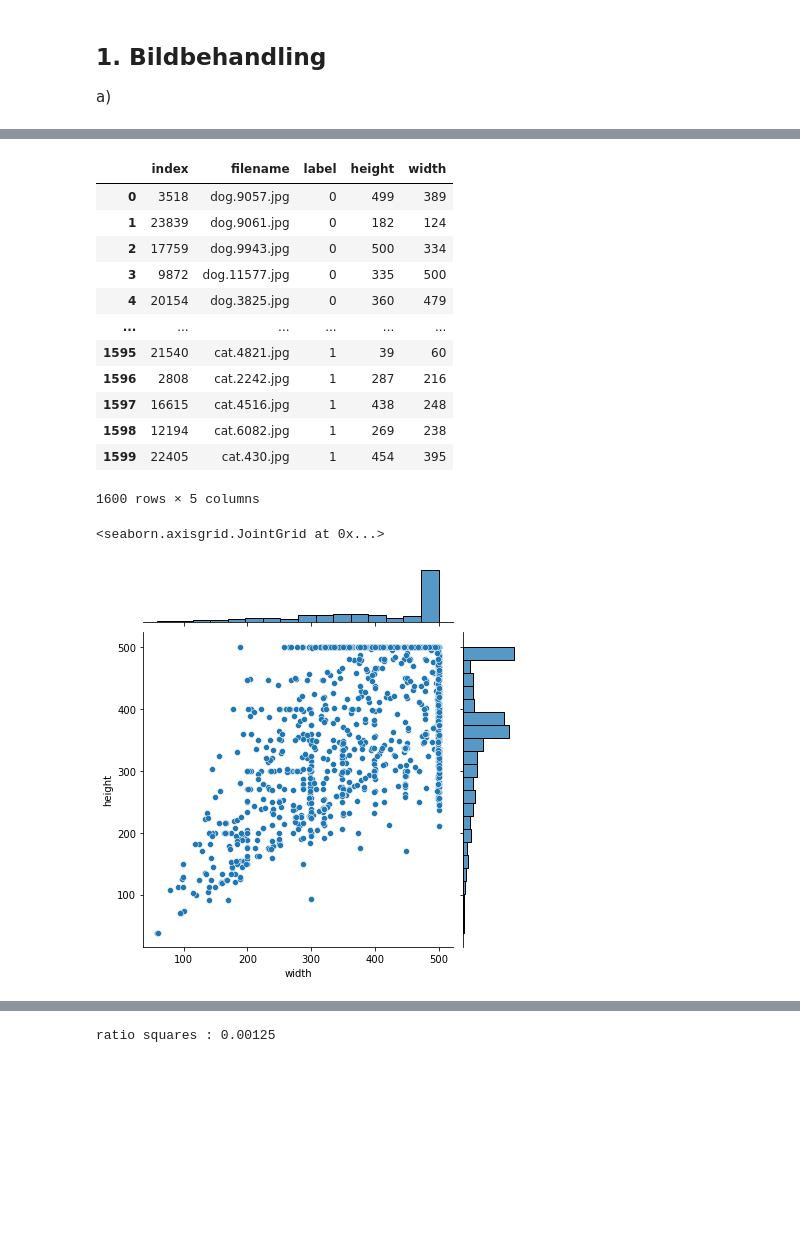
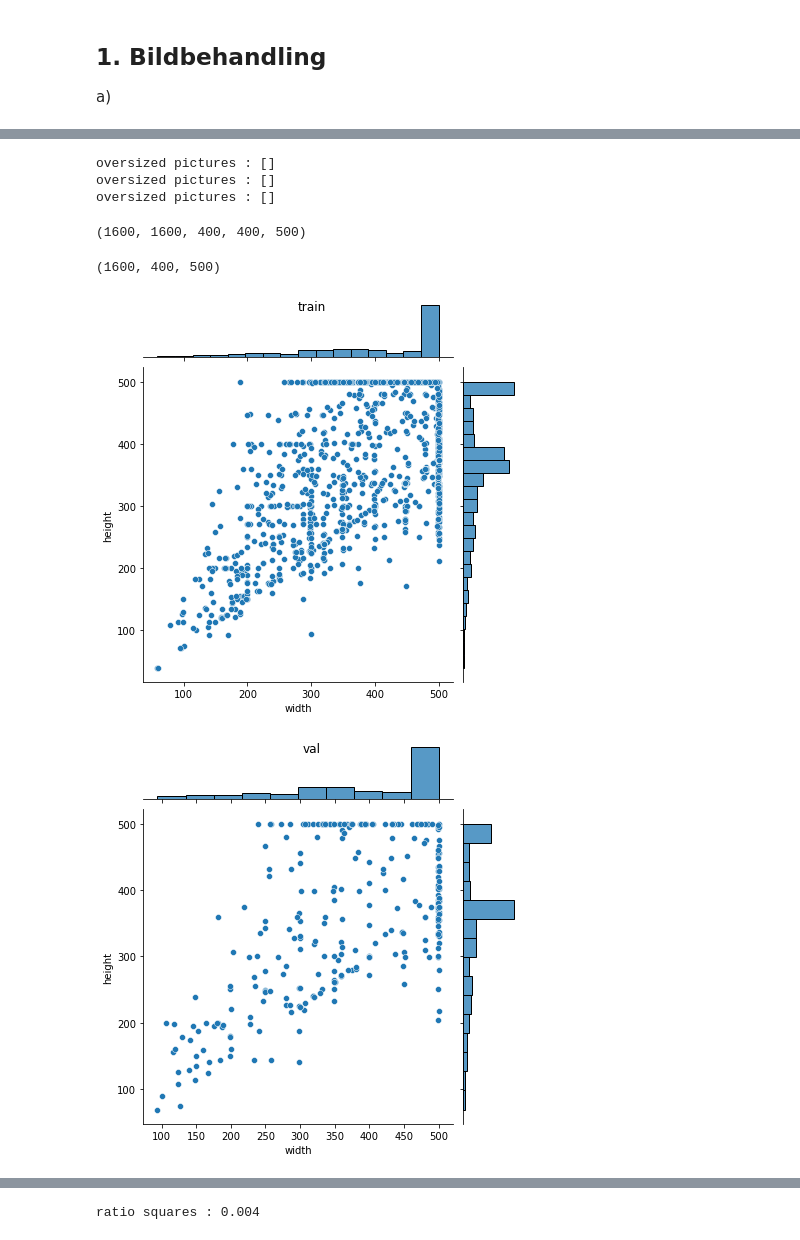
Before and after one commit to Lelelass/Deep-Learning-21, a Jupyter notebook: Labb/lab.ipynb, the cells around one changed output, grey strips where cells are left out. Cells and saved outputs as stored; diff of their text form; code cells hidden in the pictures; blank space fills up the shorter version.

```diff
--- a/Labb/lab.ipynb
+++ b/Labb/lab.ipynb
@@ -36,7 +36,7 @@ d)
 # %%
 from dataset_split import Complete_set_split_filenames
 
-small_train_filenames, small_val_filenames, small_test_filemnames = Complete_set_split_filenames(train_pictures_one_hot, (800,200,250))
+small_train_filenames, small_val_filenames, small_test_filenames = Complete_set_split_filenames(train_pictures_one_hot, (800,200,250))
 tiny_train_filenames, tiny_val_filenames, tiny_test_filemnames = Complete_set_split_filenames(train_pictures_one_hot, (80,20,25))
 small_train_filenames.label.count()
 # %% [output]
@@ -93,23 +61,44 @@ img.shape
-# %%
-dimesions_df = pd.DataFrame(sizes, columns =['height', 'width'])
-train_pictures_one_hot_with_dim = pd.concat([small_train_filenames.reset_index(), dimesions_df], axis = 1)
-train_pictures_one_hot_with_dim
-# %% [output]
-|  | index | filename | label | height | width |
-| 0 | 3518 | dog.9057.jpg | 0 | 499 | 389 |
-| 1 | 23839 | dog.9061.jpg | 0 | 182 | 124 |
-| 2 | 17759 | dog.9943.jpg | 0 | 500 | 334 |
-| 3 | 9872 | dog.11577.jpg | 0 | 335 | 500 |
-| 4 | 20154 | dog.3825.jpg | 0 | 360 | 479 |
-| ... | ... | ... | ... | ... | ... |
-| 1595 | 21540 | cat.4821.jpg | 1 | 39 | 60 |
-| 1596 | 2808 | cat.2242.jpg | 1 | 287 | 216 |
-| 1597 | 16615 | cat.4516.jpg | 1 | 438 | 248 |
-| 1598 | 12194 | cat.6082.jpg | 1 | 269 | 238 |
-| 1599 | 22405 | cat.430.jpg | 1 | 454 | 395 |
-1600 rows × 5 columns
-# %%
-sns.jointplot(data=train_pictures_one_hot_with_dim, x='width', y='height')
-# %% [output]
-<seaborn.axisgrid.JointGrid at 0x...>
-[figure, removed]
+# %%
+from image_operations import extract_dimesion_distribution
+
+small_train_sizes, small_train_oversized_pictures = extract_dimesion_distribution(small_train_filenames,original_train_dir)
+small_val_sizes, small_val_oversized_pictures = extract_dimesion_distribution(small_val_filenames,original_train_dir)
+small_test_sizes, small_test_oversized_pictures = extract_dimesion_distribution(small_test_filenames,original_train_dir)
+
+small_sets_sizes = [small_train_sizes, small_val_sizes, small_test_sizes]
+# %% [output]
+oversized pictures : []
+oversized pictures : []
+oversized pictures : []
+# %%
+len(small_train_sizes), len(small_train_filenames), len(small_val_sizes), len(small_val_filenames), len(small_test_filenames)
+# %% [output]
+(1600, 1600, 400, 400, 500)
+# %%
+small_sets = [small_train_filenames, small_val_filenames, small_test_filenames]
+
+for set in small_sets:
+    set.reset_index(inplace=True)
+
+
+small_train_dimesions_df = pd.DataFrame(small_train_sizes, columns =['height', 'width'])
+small_train_with_dims = pd.concat([small_train_filenames, small_train_dimesions_df], axis = 1)
+
+small_val_dimesions_df = pd.DataFrame(small_val_sizes, columns =['height', 'width'])
+small_val_with_dims = pd.concat([small_val_filenames, small_val_dimesions_df], axis = 1)
+
+small_test_dimesions_df = pd.DataFrame(small_test_sizes, columns =['height', 'width'])
+small_test_with_dims = pd.concat([small_test_filenames, small_test_dimesions_df], axis = 1)
+
+len(small_train_with_dims), len(small_val_with_dims), len(small_test_with_dims)
+# %% [output]
+(1600, 400, 500)
+# %%
+dims_dfs = [small_train_with_dims, small_val_with_dims, small_test_with_dims]
+titles = ["train", "val", "test"]
+
+for df, title in zip(dims_dfs, titles):
+    sns.jointplot(data=df, x='width', y='height').fig.suptitle(title)
+# %% [output]
+[figure, added]
+[figure, added]
@@ -116,7 +106,6 @@ sns.jointplot(data=train_pictures_one_hot_with_dim, x='width', y='height')
 # %%
-biggies = [img for img in sizes if img[0] > 700]
-squares = [img for img in sizes if img[0] == img[1]]
+squares = [img for img in small_train_sizes if img[0] == img[1]]
 len(squares)
-print(f"ratio squares : {len(squares)/len(sizes)}")
+print(f"ratio squares : {len(squares)/len(small_test_with_dims)}")
 # %% [output]
-ratio squares : 0.00125
+ratio squares : 0.004
```
Also changed, not shown: parts of 14 cells of this notebook.
